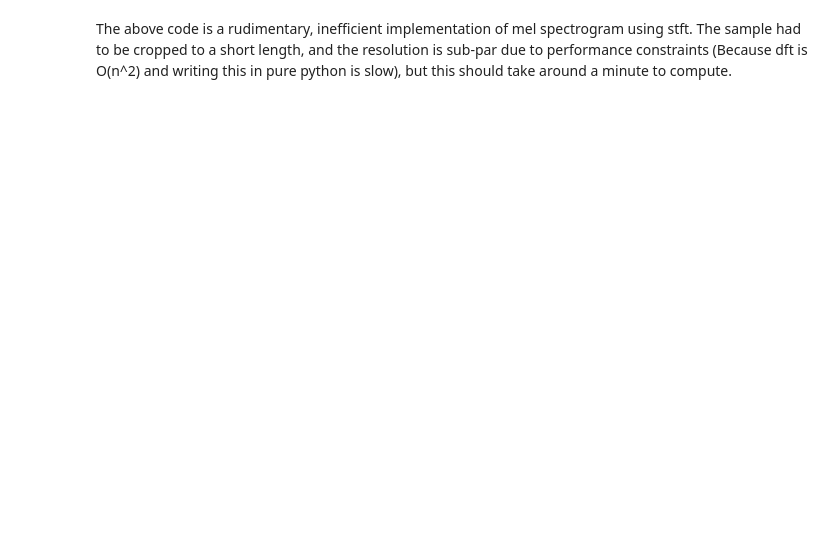
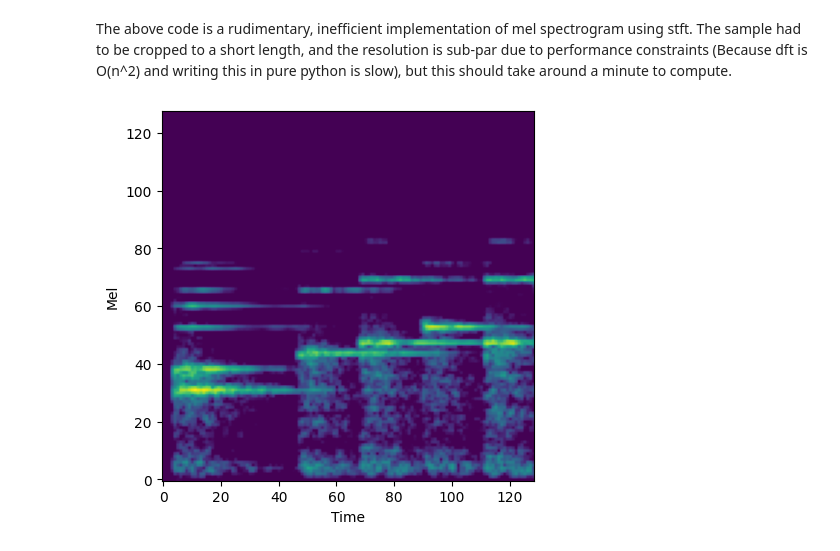
Before and after one commit to ch1pkav/audio_proc_hw1, a Jupyter notebook: Intro_to_Audio_ML.ipynb, the cells around one changed output. Drawn from its saved outputs; the diff is of its cells as text; code cells hidden in the pictures; blank space fills up the shorter version.

```diff
--- a/Intro_to_Audio_ML.ipynb
+++ b/Intro_to_Audio_ML.ipynb
@@ -805,2 +805,12 @@ plt.show()
 # %% [markdown]
 The above code is a rudimentary, inefficient implementation of mel spectrogram using stft. The sample had to be cropped to a short length, and the resolution is sub-par due to performance constraints (Because dft is O(n^2) and writing this in pure python is slow), but this should take around a minute to compute.
+# %%
+x, sr = librosa.load('np.wav', sr=None)
+X_librosa = librosa.amplitude_to_db(librosa.feature.melspectrogram(y=x[4096:65536+4096], sr=sr))
+plt.imshow(X_librosa)
+plt.xlabel('Time')
+plt.ylabel('Mel')
+plt.gca().invert_yaxis()
+plt.show()
+# %% [output]
+[figure, added]
```
Also changed, not shown: parts of 2 cells of this notebook.
